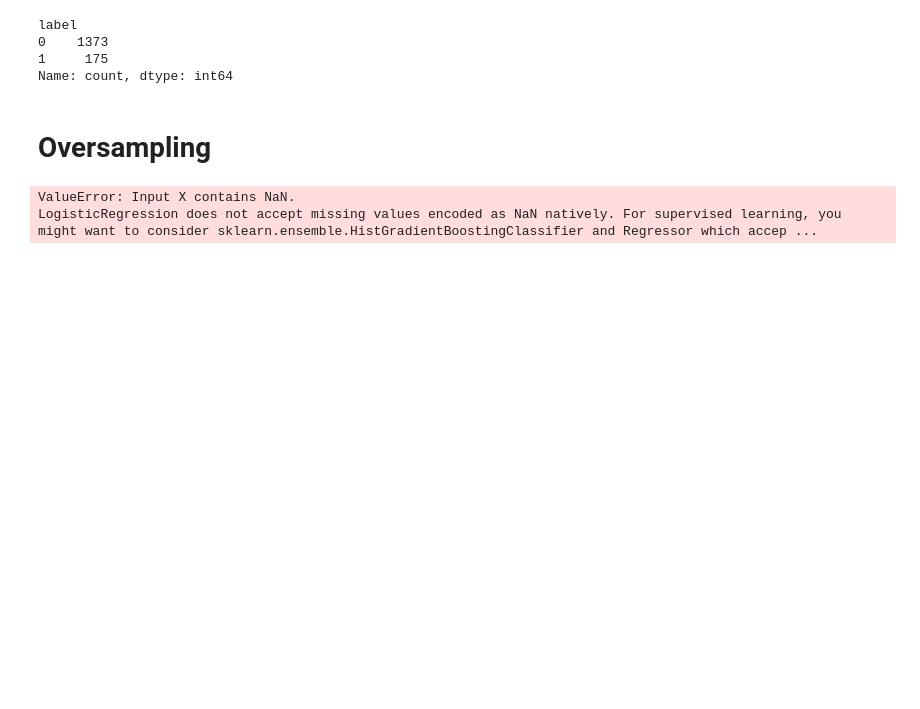
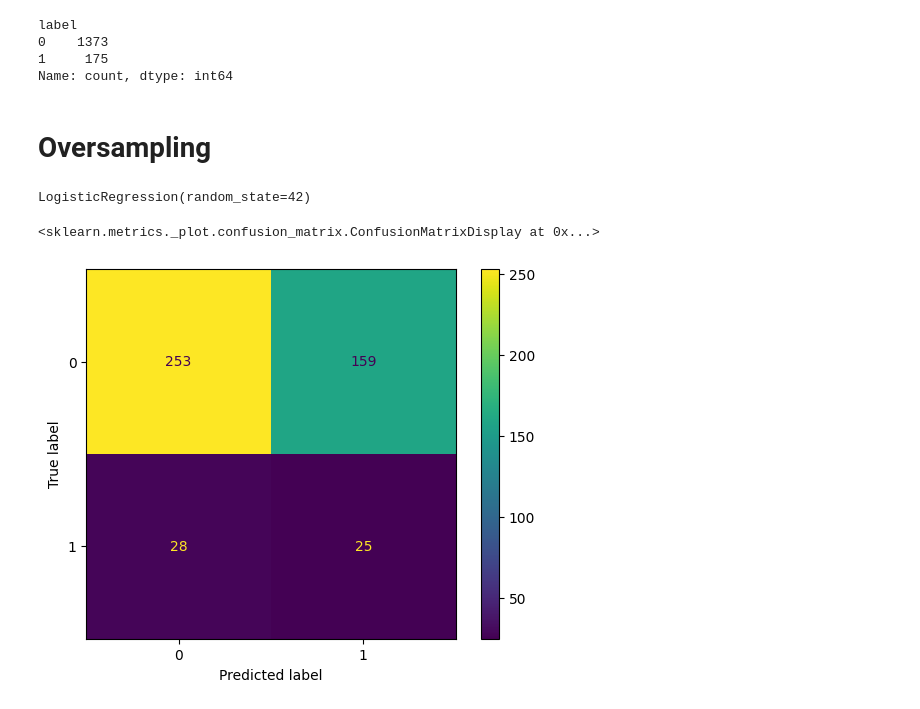
Before and after one commit to tsdandekar24/TanavDandekar_csci_1070_course, a Jupyter notebook: week_09_homework.ipynb, the cells around one changed output. Drawn from its saved outputs; the diff is of its cells as text; code cells hidden in the pictures; blank space fills up the shorter version.

```diff
--- a/week_09_homework.ipynb
+++ b/week_09_homework.ipynb
@@ -51,6 +53,10 @@ credit_df["EDUCATION"] = class_labels.fit_transform(credit_df["EDUCATION"].value
 credit_df["Housing_type"] = class_labels.fit_transform(credit_df["Housing_type"].values)
 credit_df["Type_Income"] = class_labels.fit_transform(credit_df["Type_Income"].values)
 credit_df["Type_Occupation"] = class_labels.fit_transform(credit_df["Type_Occupation"].values)
+credit_df["Birthday_count"] = credit_df["Birthday_count"].fillna(credit_df["Birthday_count"].median())
+# I had to make all non-numeric values into numerical values in order to undersample the data
+# You can not undersample/oversample strings because you don't know how many strings or what the strings are to be compared to.
+
 credit_df.head()
 # %% [output]
 |  | Ind_ID | GENDER | Car_Owner | Propert_Owner | CHILDREN | Annual_income | Type_Income | EDUCATION | ... |
@@ -86,6 +92,8 @@ X = credit_df.drop("label", axis = 1)
 y = credit_df["label"]
 
 X_train, X_test, y_train, y_test = train_test_split(X, y, test_size = 0.3, random_state = 42, stratify = y)
+X_train = sc.fit_transform(X_train)
+X_test = sc.fit_transform(X_test)
 # %%
 from imblearn.over_sampling import RandomOverSampler
 
@@ -95,5 +103,4 @@ X_resampled, y_resampled = ros.fit_resample(X_train, y_train)
 model = LogisticRegression(random_state = 42)
 model.fit(X_resampled, y_resampled)
 # %% [output]
-ValueError: Input X contains NaN.
-LogisticRegression does not accept missing values encoded as NaN natively. For supervised learning, you might want to consider sklearn.ensemble.HistGradientBoostingClassifier and Regressor which accep ...
+LogisticRegression(random_state=42)
@@ -99,0 +109,6 @@ LogisticRegression does not accept missing values encoded as NaN natively. For s
+# %%
+from sklearn.metrics import ConfusionMatrixDisplay
+ConfusionMatrixDisplay.from_estimator(model, X_test, y_test)
+# %% [output]
+<sklearn.metrics._plot.confusion_matrix.ConfusionMatrixDisplay at 0x...>
+[figure, added]
```
Also changed, not shown: parts of 34 cells of this notebook.
